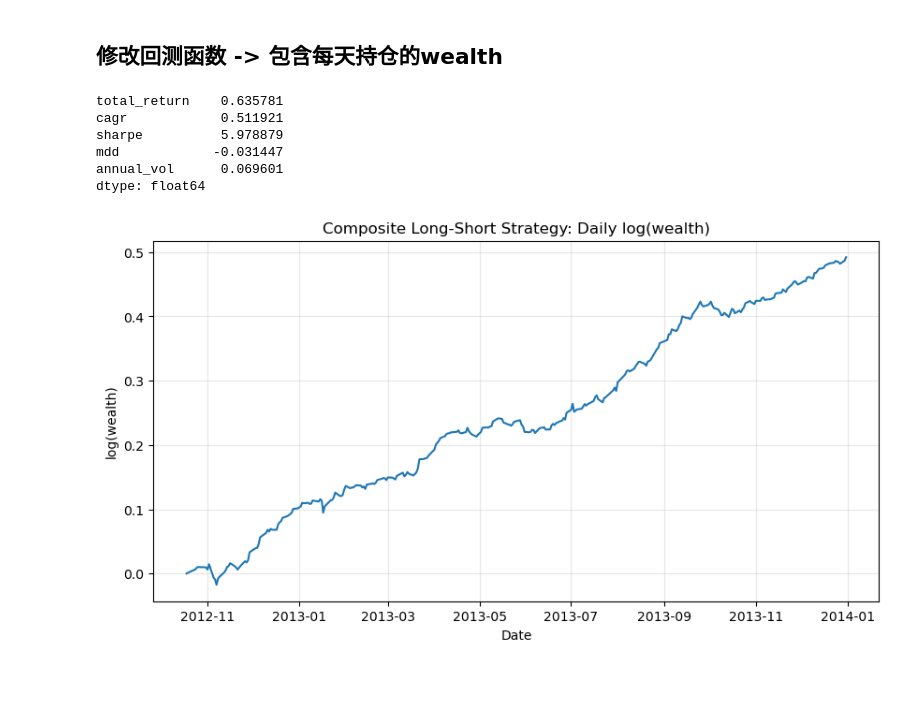
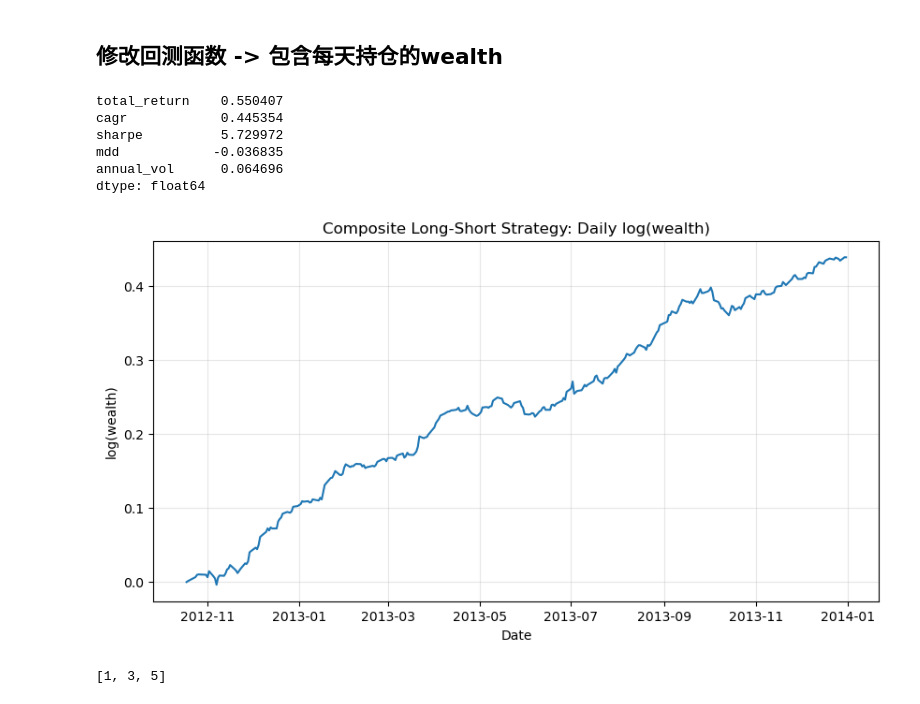
Before and after one commit to xuang774/St458, a Jupyter notebook: trading strategy.ipynb, the cells around one changed output. Saved outputs shown, nothing was run; the diff lists cells and outputs as text; code cells hidden in the pictures.

```diff
--- a/trading strategy.ipynb
+++ b/trading strategy.ipynb
@@ -1056,10 +1056,6 @@ def backtest_composite_factor_daily_wealth(
     short_frac=0.2,
     initial_wealth=1.0,
 ):
-    """
-    Rebalance every `hold_days`, but record wealth every day.
-    Uses daily close-to-close returns.
-    """
     df_bt = make_composite_rank_score(
         df_factor_test,
         factor_signs=factor_signs,
@@ -1069,11 +1065,7 @@ def backtest_composite_factor_daily_wealth(
 
     df_bt[date_col] = pd.to_datetime(df_bt[date_col])
     df_bt = df_bt.sort_values([symbol_col, date_col]).copy()
-
-    # Daily stock returns
     df_bt['ret_1d'] = df_bt.groupby(symbol_col)[price_col].pct_change()
-
-    # Back to date-symbol order
     df_bt = df_bt.sort_values([date_col, symbol_col]).reset_index(drop=True)
 
     all_dates = np.sort(df_bt[date_col].unique())
@@ -1089,37 +1081,35 @@ def backtest_composite_factor_daily_wealth(
     for i, dt in enumerate(all_dates):
         today_cross = df_bt[df_bt[date_col] == dt].copy()
 
-        # Rebalance at the start of rebalance dates using today's factor values
+        # 1. 先用昨天已经持有的仓位赚今天的收益
+        if current_weights is None or i == 0:
+            port_ret = 0.0
+        else:
+            realized = today_cross.set_index(symbol_col)['ret_1d'].reindex(current_weights.index)
+            valid = current_weights.notna() & realized.notna()
+            port_ret = 0.0 if valid.sum() == 0 else (current_weights[valid] * realized[valid]).sum()
+
+        wealth *= (1.0 + port_ret)
+
+        wealth_path.append((dt, wealth))
+        daily_ret_path.append((dt, port_ret))
+
+        # 2. 再在收盘后决定明天开始持有的新仓位
         if dt in rebalance_dates:
-            current_weights = make_long_short_weights(
+            new_weights = make_long_short_weights(
                 today_cross,
                 score_col='composite_score',
                 symbol_col=symbol_col,
                 long_frac=long_frac,
                 short_frac=short_frac,
             )
+            current_weights = new_weights
+
             holdings_path.append({
                 'date': dt,
-                'long_names': list(current_weights[current_weights > 0].index),
-                'short_names': list(current_weights[current_weights < 0].index),
+                'long_names': list(new_weights[new_weights > 0].index),
+                'short_names': list(new_weights[new_weights < 0].index),
             })
-
-        # First date has no close-to-close return yet
-        if current_weights is None or i == 0:
-            port_ret = 0.0
-        else:
-            realized = today_cross.set_index(symbol_col)['ret_1d'].reindex(current_weights.index)
-            valid = current_weights.notna() & realized.notna()
-
-            if valid.sum() == 0:
-                port_ret = 0.0
-            else:
-                port_ret = (current_weights[valid] * realized[valid]).sum()
-
-        wealth *= (1.0 + port_ret)
-
-        wealth_path.append((dt, wealth))
-        daily_ret_path.append((dt, port_ret))
 
     wealth_df = pd.DataFrame(wealth_path, columns=['date', 'wealth']).set_index('date')
     ret_df = pd.DataFrame(daily_ret_path, columns=['date', 'ret']).set_index('date')
@@ -1128,40 +1118,46 @@ def backtest_composite_factor_daily_wealth(
     stats = compute_perf_stats(wealth_df['wealth'], periods_per_year=252)
 
     return df_bt, wealth_df, ret_df, holdings_df, stats
+
 
 
 
 factor_signs = {
     'vol_skew_60d':-1,
     'factor9': -1,
     'factor10': -1,
     'mom_60d_mean': -1,
     'mom_5d_mean' : 1
 }
 
 df_bt, wealth_df, ret_df, holdings_df, stats = backtest_composite_factor_daily_wealth(
     df_factor_test=df_factor_test,
     factor_signs=factor_signs,
     hold_days=5,
     long_frac=0.2,
     short_frac=0.2,
     initial_wealth=1.0,
 )
 
 print(stats)
 
 plt.figure(figsize=(10, 5))
 plt.plot(np.log(wealth_df['wealth']))
 plt.title('Composite Long-Short Strategy: Daily log(wealth)')
 plt.xlabel('Date')
 plt.ylabel('log(wealth)')
 plt.grid(True, alpha=0.3)
 plt.show()
 # %% [output]
-total_return    0.635781
-cagr            0.511921
-sharpe          5.978879
-mdd            -0.031447
-annual_vol      0.069601
+total_return    0.550407
+cagr            0.445354
+sharpe          5.729972
+mdd            -0.036835
+annual_vol      0.064696
 dtype: float64
-[figure, old version]
+[figure, new version]
+# %%
+a = [1,2,3,4,5]
+a[::2]
+# %% [output]
+[1, 3, 5]
```
